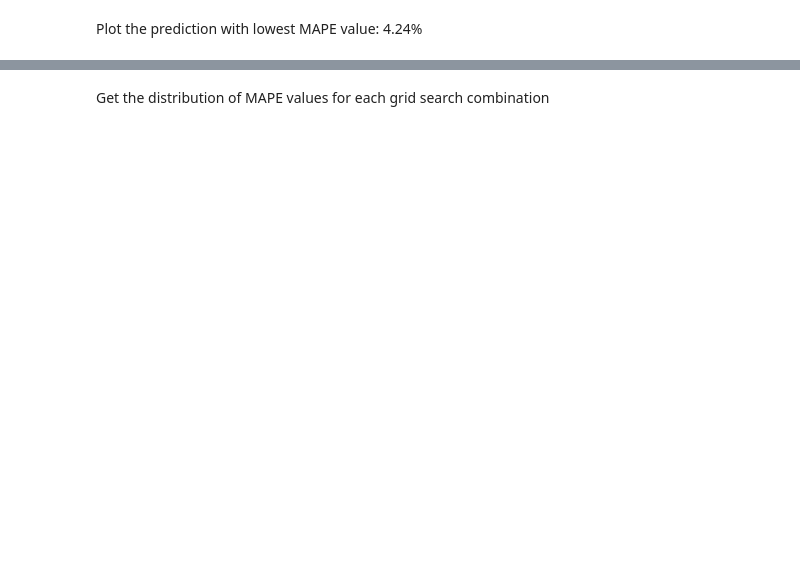
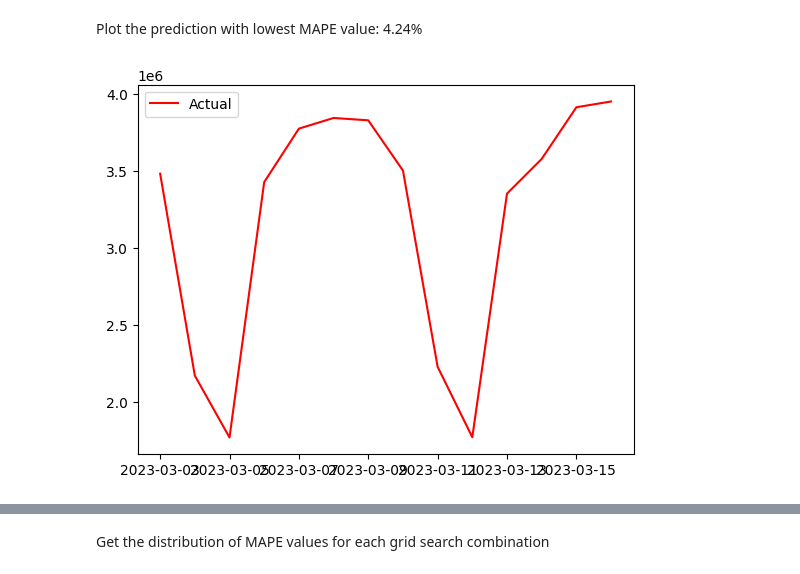
Before and after one commit to ctjong27/KPMG_MTA_Data_Analysis, a Jupyter notebook: modeling/prophet_parameter_tuning.ipynb, the cells around one changed output, grey strips where cells are left out. Saved outputs shown, nothing was run; the diff lists cells and outputs as text; code cells hidden in the pictures; blank space fills up the shorter version.

```diff
--- a/modeling/prophet_parameter_tuning.ipynb
+++ b/modeling/prophet_parameter_tuning.ipynb
@@ -189,5 +171,15 @@ acc_pre
 # %% [markdown]
 Plot the prediction with lowest MAPE value: 4.24%
+# %%
+# plot only the forecast
+dates = testing['ds']
+plt.plot(dates,testing['y'],label = 'Actual',color = 'red')
+
+# display the plot
+plt.legend()
+plt.show()
+# %% [output]
+[figure, added]
 # %%
 plt.figure(figsize=(12, 6))
 # Plot only the forecast
```
Also changed, not shown: parts of 9 cells of this notebook, 2 other files.
